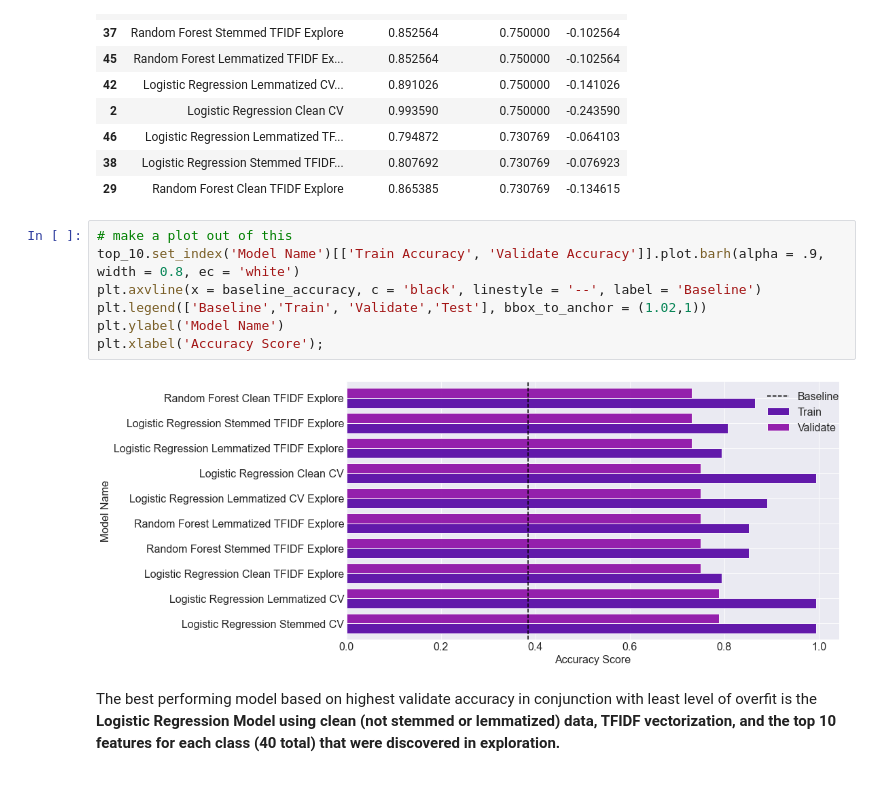
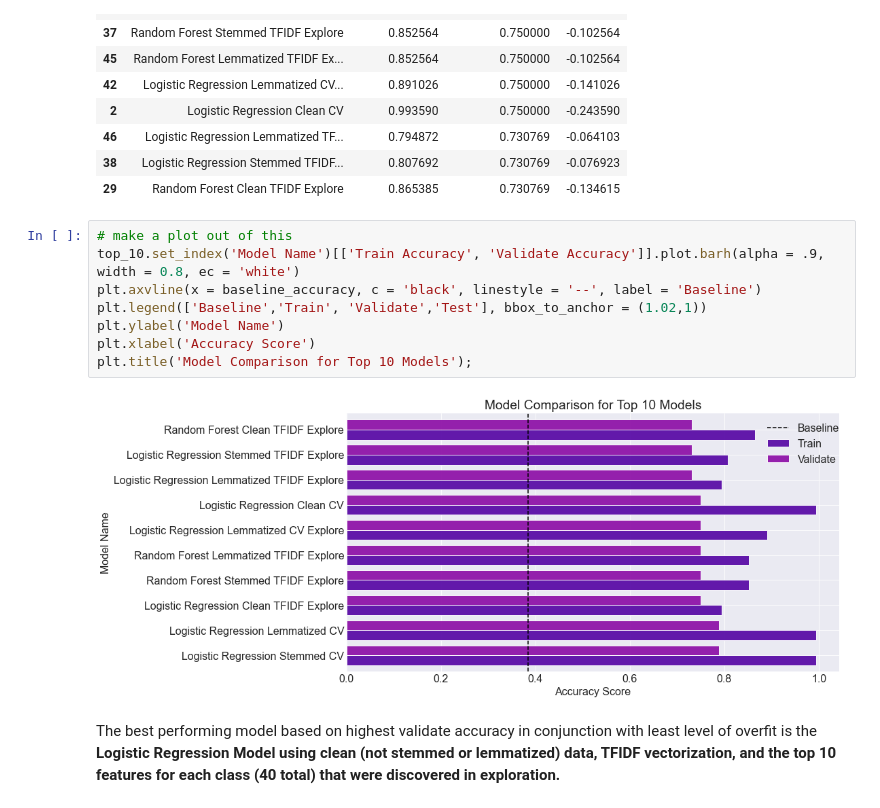
Before and after one commit to team-nlp-project/team-nlp-project, a Jupyter notebook: predicting_repository_language_final.ipynb, the cells around one changed output. Saved outputs shown, nothing was run; the diff lists cells and outputs as text.

Commit message:
fixed some typos and added chart title

```diff
--- a/predicting_repository_language_final.ipynb
+++ b/predicting_repository_language_final.ipynb
@@ -622,12 +622,13 @@ top_10
 # %%
 # make a plot out of this
 top_10.set_index('Model Name')[['Train Accuracy', 'Validate Accuracy']].plot.barh(alpha = .9, width = 0.8, ec = 'white')
 plt.axvline(x = baseline_accuracy, c = 'black', linestyle = '--', label = 'Baseline')
 plt.legend(['Baseline','Train', 'Validate','Test'], bbox_to_anchor = (1.02,1))
 plt.ylabel('Model Name')
-plt.xlabel('Accuracy Score');
+plt.xlabel('Accuracy Score')
+plt.title('Model Comparison for Top 10 Models');
 # %% [output]
-[figure, old version]
+[figure, new version]
 # %% [markdown]
 The best performing model based on highest validate accuracy in conjunction with least level of overfit is the **Logistic Regression Model using clean (not stemmed or lemmatized) data, TFIDF vectorization, and the top 10 features for each class (40 total) that were discovered in exploration.**
 # %% [markdown]
```
Also changed, not shown: parts of 15 cells of this notebook.
